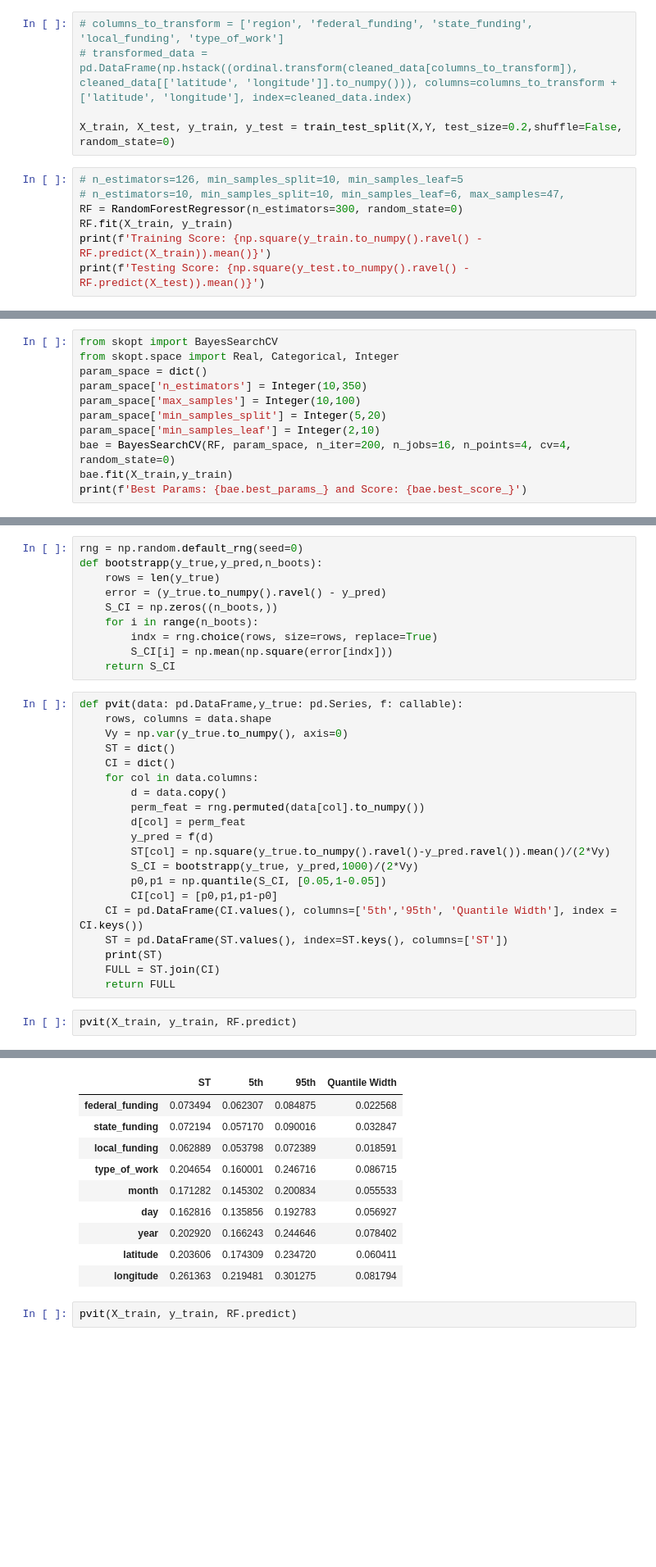
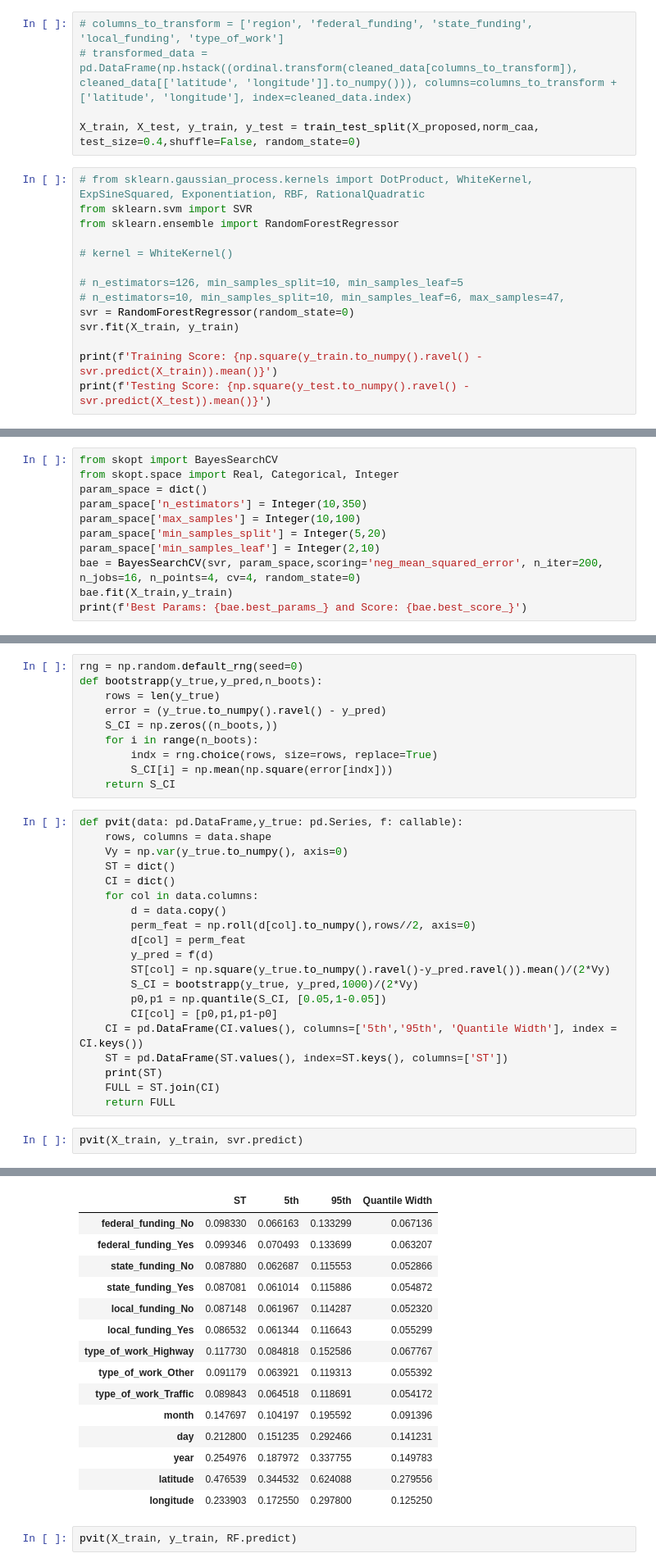
Before and after one commit to AVelaryon/GIS-Exploration, a Jupyter notebook: GISPRoj.ipynb, the cells around one changed output, grey strips where cells are left out. Shown at 82% size. Drawn from its saved outputs; the diff is of its cells as text; blank space fills up the shorter version.

```diff
--- a/GISPRoj.ipynb
+++ b/GISPRoj.ipynb
@@ -615,12 +633,19 @@ X
 # columns_to_transform = ['region', 'federal_funding', 'state_funding', 'local_funding', 'type_of_work']
 # transformed_data = pd.DataFrame(np.hstack((ordinal.transform(cleaned_data[columns_to_transform]), cleaned_data[['latitude', 'longitude']].to_numpy())), columns=columns_to_transform + ['latitude', 'longitude'], index=cleaned_data.index)
 
-X_train, X_test, y_train, y_test = train_test_split(X,Y, test_size=0.2,shuffle=False, random_state=0)
+X_train, X_test, y_train, y_test = train_test_split(X_proposed,norm_caa, test_size=0.4,shuffle=False, random_state=0)
 # %%
+# from sklearn.gaussian_process.kernels import DotProduct, WhiteKernel, ExpSineSquared, Exponentiation, RBF, RationalQuadratic
+from sklearn.svm import SVR
+from sklearn.ensemble import RandomForestRegressor
+
+# kernel = WhiteKernel()
+
 # n_estimators=126, min_samples_split=10, min_samples_leaf=5
 # n_estimators=10, min_samples_split=10, min_samples_leaf=6, max_samples=47,
-RF = RandomForestRegressor(n_estimators=300, random_state=0)
-RF.fit(X_train, y_train)
-print(f'Training Score: {np.square(y_train.to_numpy().ravel() - RF.predict(X_train)).mean()}')
-print(f'Testing Score: {np.square(y_test.to_numpy().ravel() - RF.predict(X_test)).mean()}')
+svr = RandomForestRegressor(random_state=0)
+svr.fit(X_train, y_train)
+
+print(f'Training Score: {np.square(y_train.to_numpy().ravel() - svr.predict(X_train)).mean()}')
+print(f'Testing Score: {np.square(y_test.to_numpy().ravel() - svr.predict(X_test)).mean()}')
 # %% [output]
@@ -634,7 +659,7 @@ param_space['n_estimators'] = Integer(10,350)
 param_space['max_samples'] = Integer(10,100)
 param_space['min_samples_split'] = Integer(5,20)
 param_space['min_samples_leaf'] = Integer(2,10)
-bae = BayesSearchCV(RF, param_space, n_iter=200, n_jobs=16, n_points=4, cv=4, random_state=0)
+bae = BayesSearchCV(svr, param_space,scoring='neg_mean_squared_error', n_iter=200, n_jobs=16, n_points=4, cv=4, random_state=0)
 bae.fit(X_train,y_train)
 print(f'Best Params: {bae.best_params_} and Score: {bae.best_score_}')
 # %% [output]
@@ -665,7 +690,7 @@ def pvit(data: pd.DataFrame,y_true: pd.Series, f: callable):
     CI = dict()
     for col in data.columns:
         d = data.copy()
-        perm_feat = rng.permuted(data[col].to_numpy())
+        perm_feat = np.roll(d[col].to_numpy(),rows//2, axis=0)
         d[col] = perm_feat
         y_pred = f(d)
         ST[col] = np.square(y_true.to_numpy().ravel()-y_pred.ravel()).mean()/(2*Vy)
@@ -678,5 +703,5 @@ def pvit(data: pd.DataFrame,y_true: pd.Series, f: callable):
     FULL = ST.join(CI)
     return FULL
 # %%
-pvit(X_train, y_train, RF.predict)
+pvit(X_train, y_train, svr.predict)
 # %% [output]
@@ -693,13 +723,18 @@ longitude        0.261363
 |  | ST | 5th | 95th | Quantile Width |
-| federal_funding | 0.073494 | 0.062307 | 0.084875 | 0.022568 |
-| state_funding | 0.072194 | 0.057170 | 0.090016 | 0.032847 |
-| local_funding | 0.062889 | 0.053798 | 0.072389 | 0.018591 |
-| type_of_work | 0.204654 | 0.160001 | 0.246716 | 0.086715 |
-| month | 0.171282 | 0.145302 | 0.200834 | 0.055533 |
-| day | 0.162816 | 0.135856 | 0.192783 | 0.056927 |
-| year | 0.202920 | 0.166243 | 0.244646 | 0.078402 |
-| latitude | 0.203606 | 0.174309 | 0.234720 | 0.060411 |
-| longitude | 0.261363 | 0.219481 | 0.301275 | 0.081794 |
+| federal_funding_No | 0.098330 | 0.066163 | 0.133299 | 0.067136 |
+| federal_funding_Yes | 0.099346 | 0.070493 | 0.133699 | 0.063207 |
+| state_funding_No | 0.087880 | 0.062687 | 0.115553 | 0.052866 |
+| state_funding_Yes | 0.087081 | 0.061014 | 0.115886 | 0.054872 |
+| local_funding_No | 0.087148 | 0.061967 | 0.114287 | 0.052320 |
+| local_funding_Yes | 0.086532 | 0.061344 | 0.116643 | 0.055299 |
+| type_of_work_Highway | 0.117730 | 0.084818 | 0.152586 | 0.067767 |
+| type_of_work_Other | 0.091179 | 0.063921 | 0.119313 | 0.055392 |
+| type_of_work_Traffic | 0.089843 | 0.064518 | 0.118691 | 0.054172 |
+| month | 0.147697 | 0.104197 | 0.195592 | 0.091396 |
+| day | 0.212800 | 0.151235 | 0.292466 | 0.141231 |
+| year | 0.254976 | 0.187972 | 0.337755 | 0.149783 |
+| latitude | 0.476539 | 0.344532 | 0.624088 | 0.279556 |
+| longitude | 0.233903 | 0.172550 | 0.297800 | 0.125250 |
 # %%
 pvit(X_train, y_train, RF.predict)
 # %% [output]
```
Also changed, not shown: parts of 28 cells of this notebook.
